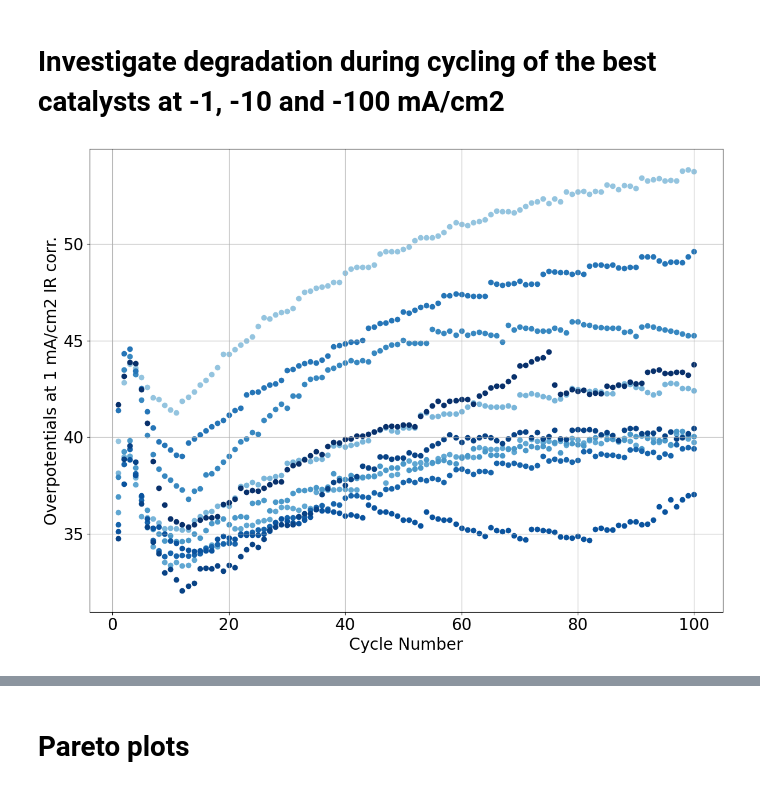
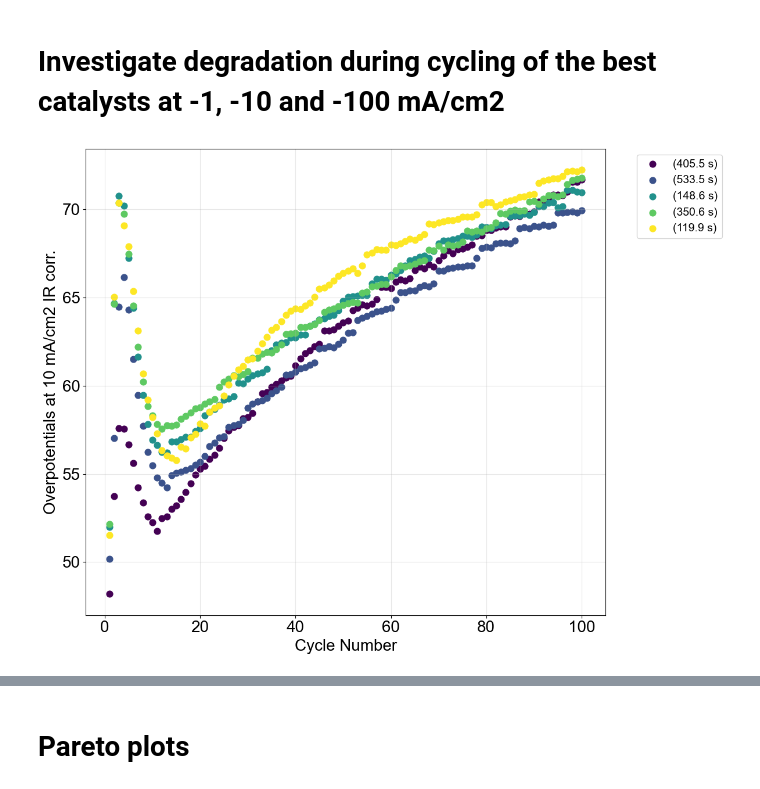
Before and after one commit to Pele905/Ni_Mo_CatBot-optimization-public, a Jupyter notebook: detailed_data_analysis.ipynb, the cells around one changed output, grey strips where cells are left out. Drawn from its saved outputs; the diff is of its cells as text; code cells hidden in the pictures.

```diff
--- a/detailed_data_analysis.ipynb
+++ b/detailed_data_analysis.ipynb
@@ -31,4 +31,12 @@ for json_file in os.listdir(jsons_Ni_Mo):
         EIS_dicts.update(EIS_dict)
 
 print(len(EIS_dicts.keys()))
+
+# 1. Globally set the font to Arial / Sans-Serif
+plt.rcParams['font.family'] = 'sans-serif'
+plt.rcParams['font.sans-serif'] = ['Arial', 'Helvetica', 'DejaVu Sans']
+
+# 2. Make sure LaTeX elements (like \langle and \eta) also match the sans-serif style
+plt.rcParams['mathtext.fontset'] = 'dejavusans'  # Sans-serif math font style
+# Use a red-to-blue colormap
 # %% [output]
@@ -46,7 +54,9 @@ for experiment, exp_data in stability_dicts.items():
     overpotentials_1 = exp_data['Cycling results']["Overpotentials at 1 mA/cm2"]
     overpotentials_10 = exp_data['Cycling results']["Overpotentials at 10 mA/cm2"]
     overpotentials_100 = exp_data['Cycling results']["Overpotentials at 100 mA/cm2"]
+    if overpotentials_10[0] < -250:
 
+        print(overpotentials_10[0], )
     measured_current_density_100 = exp_data['Cycling results']["Measured current density at 100 mA/cm2"]
 
     overpotentials_mean_1 = np.mean(overpotentials_1)
@@ -106,87 +128,54 @@ print(len(df_NiMo))
 # %%
 import matplotlib.pyplot as plt
 import numpy as np
 
-# extract the experiments that you want to see. In our case the 10 samples iwth lowest overpotentials across the 100 scans
+# extract the experiments that you want to see
 selected_exps = (
     df_NiMo.sort_values(by='OP @ -10 mA/cm2 mean (mV)')
-    .head(10)['experiment']
+    .head(5)['experiment']
     .tolist()
 )
-targets = ["Overpotentials at 1 mA/cm2", "Overpotentials at 10 mA/cm2", "Overpotentials at 100 mA/cm2"]
 
+targets = ["Overpotentials at 10 mA/cm2"]
 
-# Plot the targets that you want to see, i.e overpotentiaks
 for target in targets:
     plt.figure(figsize=(12,9))
 
-    blues = plt.cm.Blues(np.linspace(0.4, 1, len(selected_exps)))
+    colors = plt.cm.viridis(np.linspace(0, 1, len(selected_exps)))
 
-    for color, experiment in zip(blues, selected_exps):
+    for color, experiment in zip(colors, selected_exps):
 
         data = stability_dicts[experiment]
 
         OP_100 = np.abs(data['Cycling results'][target])
+        dep_time = data['params']['deposition_time_s']
 
-        plt.scatter(np.arange(1 , 1 + len(OP_100)), OP_100, color=color)
+        cycles = np.arange(1, 1 + len(OP_100))
+
+        plt.scatter(
+            cycles,
+            OP_100,
+            color=color,
+            s=60,
+            label=f"({dep_time:.1f} s)"
+        )
 
     plt.xlabel("Cycle Number", fontsize=20)
     plt.ylabel(target + " IR corr.", fontsize=20)
+
     plt.xticks(fontsize=20)
     plt.yticks(fontsize=20)
-    plt.grid(True)
+
+    plt.grid(True, alpha=0.3)
+
+    plt.legend(
+        fontsize=14,
+        bbox_to_anchor=(1.05, 1),
+        loc="upper left",
+        frameon=True
+    )
 
     plt.tight_layout()
     plt.show()
-
-# Plot Δη
-for target in ["Overpotentials at 10 mA/cm2"]:
-    plt.figure(figsize=(12, 9))
-
-    # Lists to store data for plotting all at once
-    x_coords = []
-    y_coords = []
-    c_values = []  # This will hold the eta_10 values for coloring
-
-    for experiment in selected_exps:
-        data = stability_dicts[experiment]
-        overpotential = np.abs(data['Cycling results'][target])
-
-        # Calculate coordinates and color value
-        x_val = overpotential[0]
-        y_val = overpotential[-1] - overpotential[0]
-        eta_10_val = np.mean(overpotential)
-
-        x_coords.append(x_val)
-        y_coords.append(y_val)
-        c_values.append(eta_10_val)
-
-    # Plot everything at once using a colormap (e.g., 'viridis', 'plasma', or 'inferno')
-    sc = plt.scatter(
-        x_coords,
-        y_coords,
-        c=c_values,      # Pass the array of values to map to colors
-        cmap='coolwarm',  # Chooses the color palette
-        s=100,
-        edgecolors='black', # Optional: makes points pop against the background
-        linewidth=0.5
-    )
-
-    # Add a colorbar so you know what the colors actually mean
-    cbar = plt.colorbar(sc)
-    cbar.set_label('Mean Overpotential ($\eta_{10}$) [V]', rotation=270, labelpad=15)
-
-
-    plt.xlim(40, 60)
-
-    plt.ylabel(r"$\Delta \eta_{-10}$", fontsize=20)
-    plt.xlabel(r"Initial $\eta_{-10}$", fontsize=20)
-
-    plt.xticks(fontsize=20)
-    plt.yticks(fontsize=20)
-    plt.grid(True)
-
-    plt.tight_layout()
-    plt.show()
 # %% [output]
-[figure, old version]
+[figure, new version]
```
Also changed, not shown: parts of 8 cells of this notebook, 11 other files.
